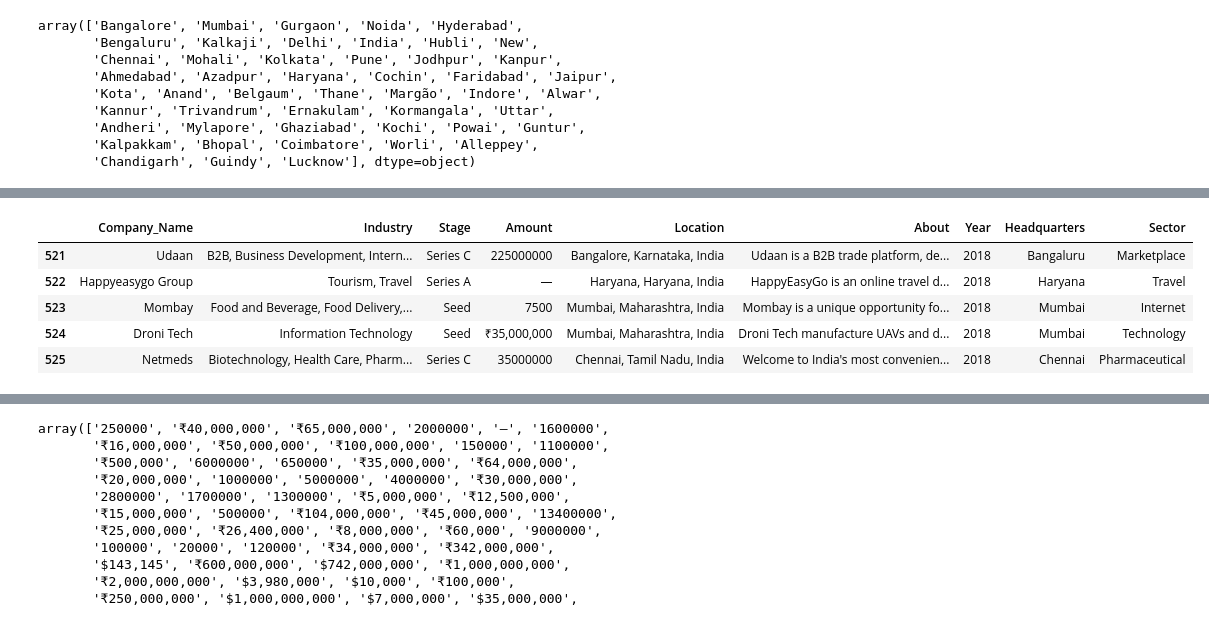
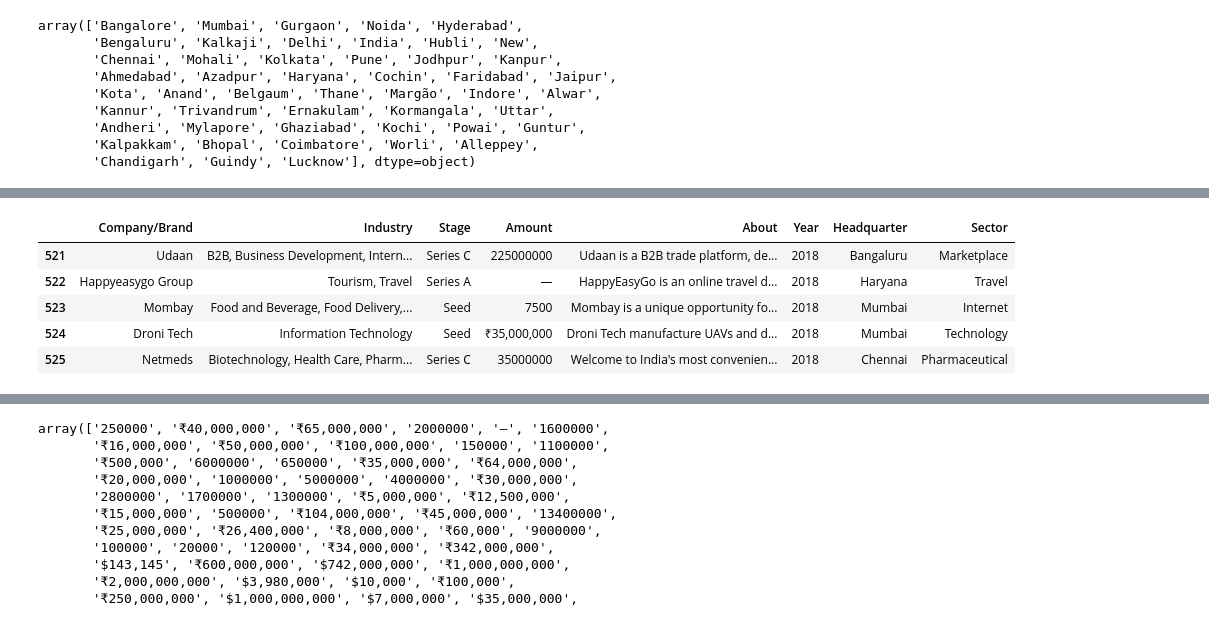
Before and after one commit to akuakorkor/TEAM-FIJI_LPI, a Jupyter notebook: Notebooks/indian_startup_funding_ecosystem.ipynb, the cells around one changed output, grey strips where cells are left out. Saved outputs shown, nothing was run; the diff lists cells and outputs as text; code cells hidden in the pictures.

```diff
--- a/Notebooks/indian_startup_funding_ecosystem.ipynb
+++ b/Notebooks/indian_startup_funding_ecosystem.ipynb
@@ -418,9 +787,11 @@ array(['Bangalore, Karnataka, India', 'Mumbai, Maharashtra, India',
        'Chandigarh, Chandigarh, India', 'Guindy, Tamil Nadu, India',
        'Lucknow, Uttar Pradesh, India'], dtype=object)
 # %%
-# Create Headquarters column
-df1['Headquarters'] = df1['Location'].str.split().str.get(0)
-df1['Headquarters']
+# Create Headquarters column by extracting it from the location column
+df1['Headquarter'] = df1['Location'].str.split().str.get(0)
+
+# Print the DataFrame to view the 'Headquarters' column
+print(df1['Headquarter'])
 # %% [output]
 0      Bangalore,
 1         Mumbai,
@@ -450,6 +822,6 @@ array(['Bangalore,', 'Mumbai,', 'Gurgaon,', 'Noida,', 'Hyderabad,',
 # %%
 # Getting unique values of Headquarters column
-unique_headquarters = df1['Headquarters'].unique()
+unique_headquarters = df1['Headquarter'].unique()
 
 # Defining a function to correct misspelled words based on unique values
 def correct_spelling(text):
@@ -460,12 +832,12 @@ def correct_spelling(text):
         return text
 
 
-df1['Headquarters'].str.replace(',', '').str.strip()
+df1['Headquarter'].str.replace(',', '').str.strip()
 
 # Apply the correction function to the 'Headquarters' column
-df1['Headquarters'] = df1['Headquarters'].str.replace(',', '').str.strip()
+df1['Headquarter'] = df1['Headquarter'].str.replace(',', '').str.strip()
 
-df1['Headquarters'].unique()
+df1['Headquarter'].unique()
 # %% [output]
 array(['Bangalore', 'Mumbai', 'Gurgaon', 'Noida', 'Hyderabad',
        'Bengaluru', 'Kalkaji', 'Delhi', 'India', 'Hubli', 'New',
@@ -480,6 +852,7 @@ array(['Bangalore', 'Mumbai', 'Gurgaon', 'Noida', 'Hyderabad',
 # Mapping of old city names to new city names
 city_mapping = {
     'Bangalore': 'Bangaluru',
+    'Bengaluru': 'Bangaluru',
     'Delhi': 'New Delhi',
     'Trivandrum': 'Thiruvananthapuram',
     'Coimbatore': 'Kovai',
@@ -496,6 +869,6 @@ def replace_city_names(city):
         return city
 
 # Replace old city names with new city names in the 'Headquarters' column
-df1['Headquarters'] = df1['Headquarters'].apply(replace_city_names)
-df1['Headquarters'].unique()
+df1['Headquarter'] = df1['Headquarter'].apply(replace_city_names)
+df1['Headquarter'].unique()
 # %% [output]
@@ -515,0 +891,3 @@ Name: About Company, dtype: object
+# %%
+# Remove the old 'Location' column
+df1.drop(columns=['Location'], inplace=True)
@@ -533,11 +913,11 @@ Name: Sector, Length: 526, dtype: object
 # %%
 # Rename some columns
-df1.rename(columns={'Company Name': 'Company_Name', 'Round/Series': 'Stage', 'About Company': 'About'}, inplace=True)
+df1.rename(columns={'Company Name': 'Company/Brand', 'Round/Series': 'Stage', 'About Company': 'About'}, inplace=True)
 df1.tail(5)
 # %% [output]
-|  | Company_Name | Industry | Stage | Amount | Location | About | Year | Headquarters | Sector |
-| 521 | Udaan | B2B, Business Development, Intern... | Series C | 225000000 | Bangalore, Karnataka, India | Udaan is a B2B trade platform, de... | 2018 | Bangaluru | Marketplace |
-| 522 | Happyeasygo Group | Tourism, Travel | Series A | — | Haryana, Haryana, India | HappyEasyGo is an online travel d... | 2018 | Haryana | Travel |
-| 523 | Mombay | Food and Beverage, Food Delivery,... | Seed | 7500 | Mumbai, Maharashtra, India | Mombay is a unique opportunity fo... | 2018 | Mumbai | Internet |
-| 524 | Droni Tech | Information Technology | Seed | ₹35,000,000 | Mumbai, Maharashtra, India | Droni Tech manufacture UAVs and d... | 2018 | Mumbai | Technology |
-| 525 | Netmeds | Biotechnology, Health Care, Pharm... | Series C | 35000000 | Chennai, Tamil Nadu, India | Welcome to India's most convenien... | 2018 | Chennai | Pharmaceutical |
+|  | Company/Brand | Industry | Stage | Amount | About | Year | Headquarter | Sector |
+| 521 | Udaan | B2B, Business Development, Intern... | Series C | 225000000 | Udaan is a B2B trade platform, de... | 2018 | Bangaluru | Marketplace |
+| 522 | Happyeasygo Group | Tourism, Travel | Series A | — | HappyEasyGo is an online travel d... | 2018 | Haryana | Travel |
+| 523 | Mombay | Food and Beverage, Food Delivery,... | Seed | 7500 | Mombay is a unique opportunity fo... | 2018 | Mumbai | Internet |
+| 524 | Droni Tech | Information Technology | Seed | ₹35,000,000 | Droni Tech manufacture UAVs and d... | 2018 | Mumbai | Technology |
+| 525 | Netmeds | Biotechnology, Health Care, Pharm... | Series C | 35000000 | Welcome to India's most convenien... | 2018 | Chennai | Pharmaceutical |
```
Also changed, not shown: parts of 375 cells of this notebook, 6 other files.
